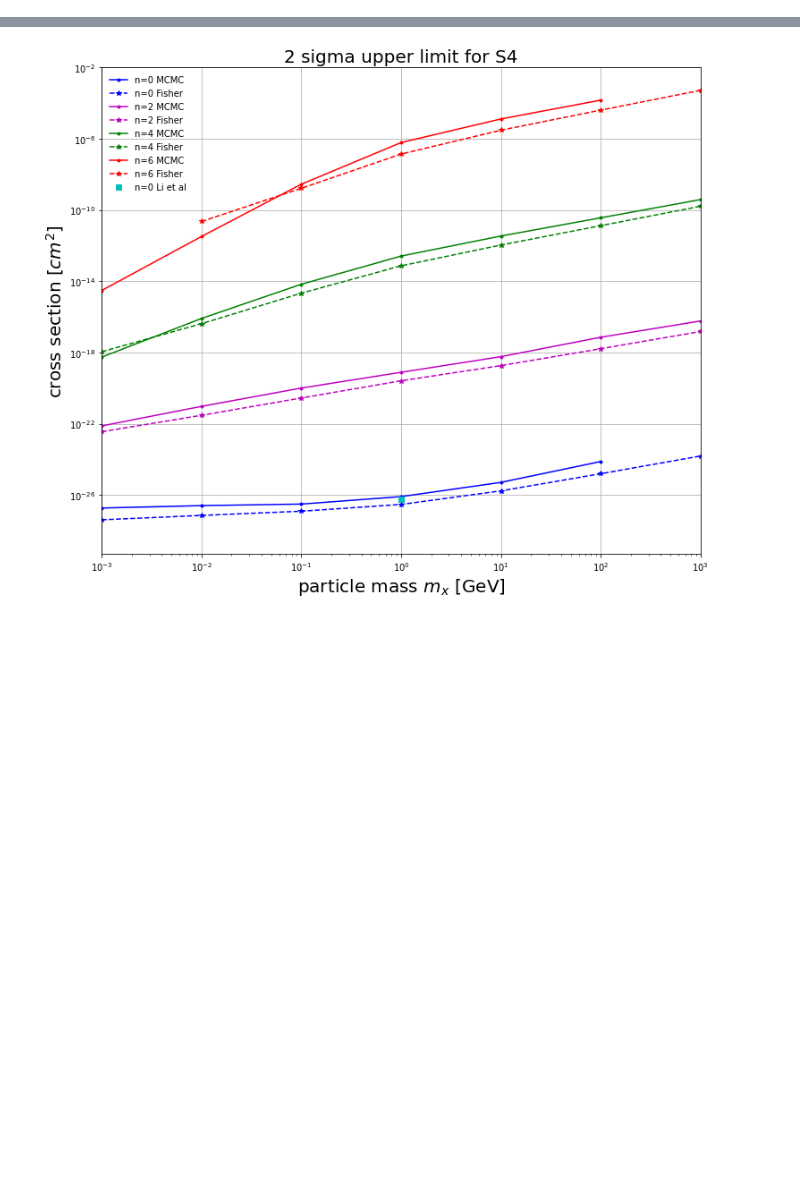
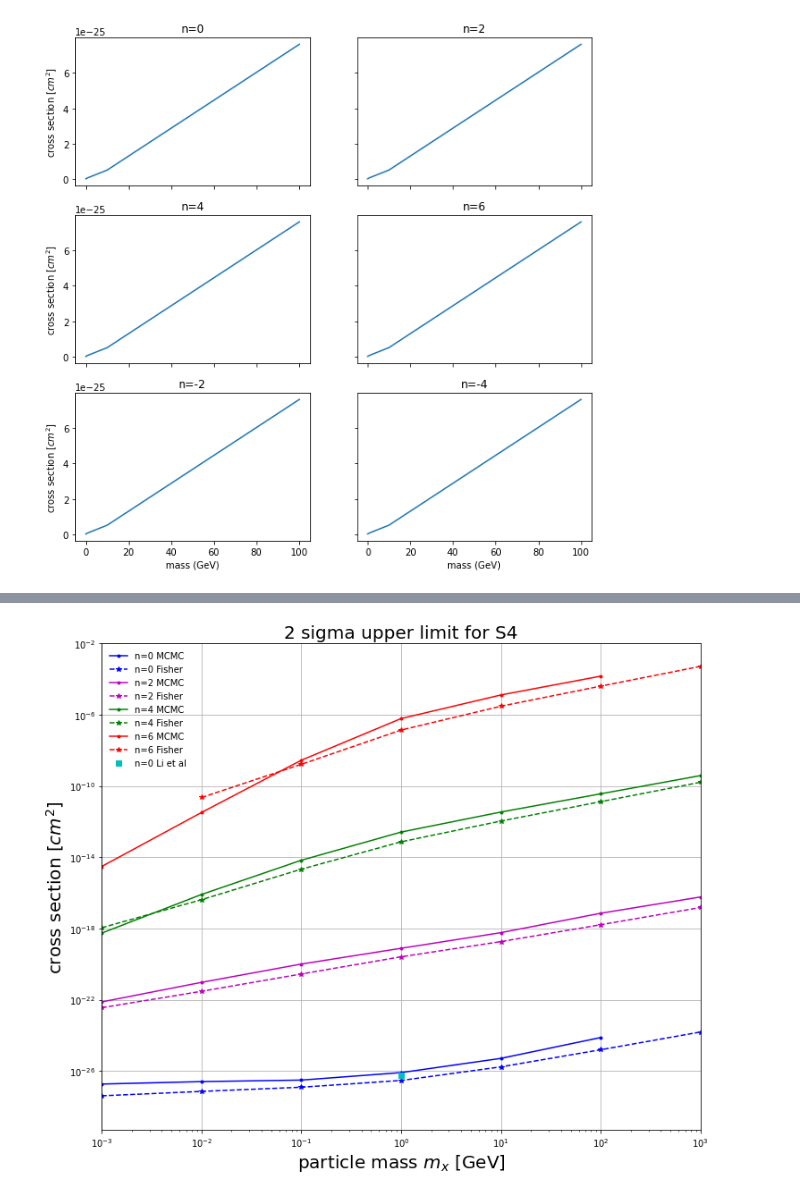
Before and after one commit to iej2106/fisher_dmb, a Jupyter notebook: upperlimit_crossection.ipynb, the cells around one changed output, grey strips where cells are left out. Cells and saved outputs as stored; diff of their text form; code cells hidden in the pictures; blank space fills up the shorter version.

```diff
--- a/upperlimit_crossection.ipynb
+++ b/upperlimit_crossection.ipynb
@@ -4,3 +11,26 @@ import matplotlib.pyplot as plt
+# %%
+fig, axs = plt.subplots(3, 2, figsize=(10,10))
+axs[0, 0].plot(masses_n0, sigma_dmeff_95_S4_n0)
+axs[0, 0].set_title('n=0')
+axs[0, 1].plot(masses_n0, sigma_dmeff_95_S4_n0)
+axs[0, 1].set_title('n=2')
+axs[1, 0].plot(masses_n0, sigma_dmeff_95_S4_n0)
+axs[1, 0].set_title('n=4')
+axs[1, 1].plot(masses_n0, sigma_dmeff_95_S4_n0)
+axs[1, 1].set_title('n=6')
+axs[2, 0].plot(masses_n0, sigma_dmeff_95_S4_n0)
+axs[2, 0].set_title('n=-2')
+axs[2, 1].plot(masses_n0, sigma_dmeff_95_S4_n0)
+axs[2, 1].set_title('n=-4')
+
+for ax in axs.flat:
+    ax.set(xlabel='mass (GeV)', ylabel=r'cross section [$cm^2$]')
+# Hide x labels and tick labels for top plots and y ticks for right plots.
+for ax in axs.flat:
+    ax.label_outer()
+fig.savefig("fisher_plots/upperlimit_crosssection_all.png")
+# %% [output]
+[figure, added]
 # %%
                     ############### Planck data: ###############
 with open("fisher_data/planck_n=0/planck_sigma_dmeff_n=0.txt") as f:
```
Also changed, not shown: parts of 4 cells of this notebook.
